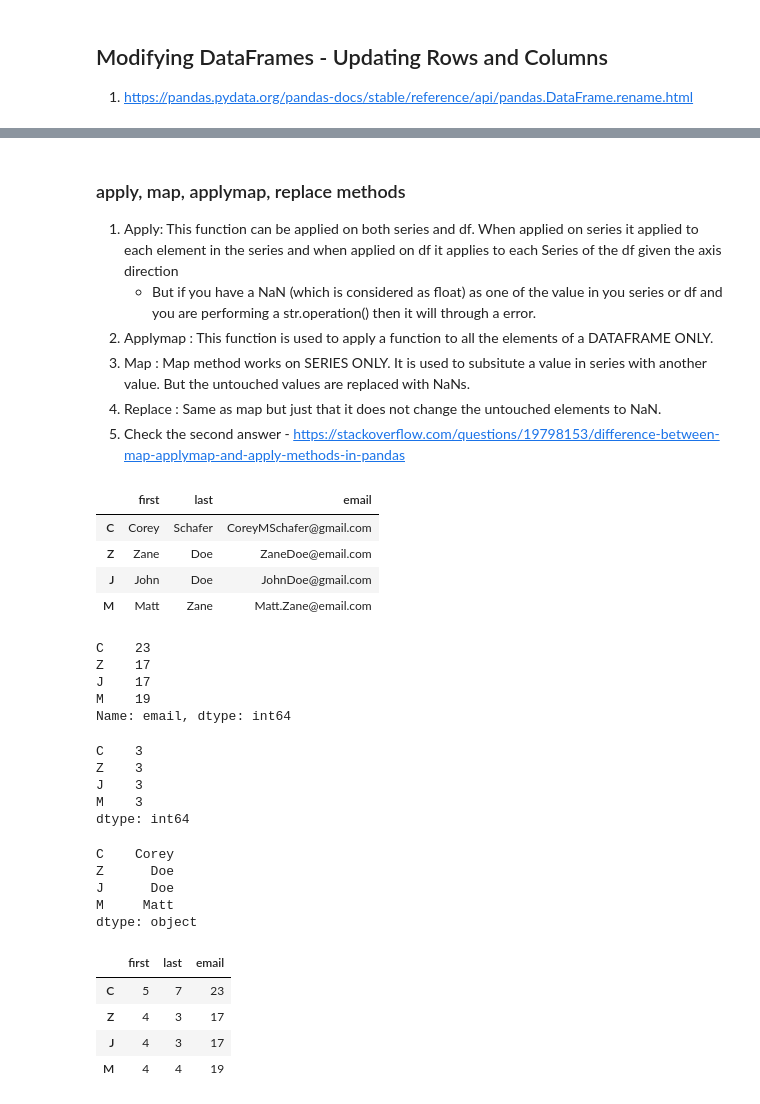
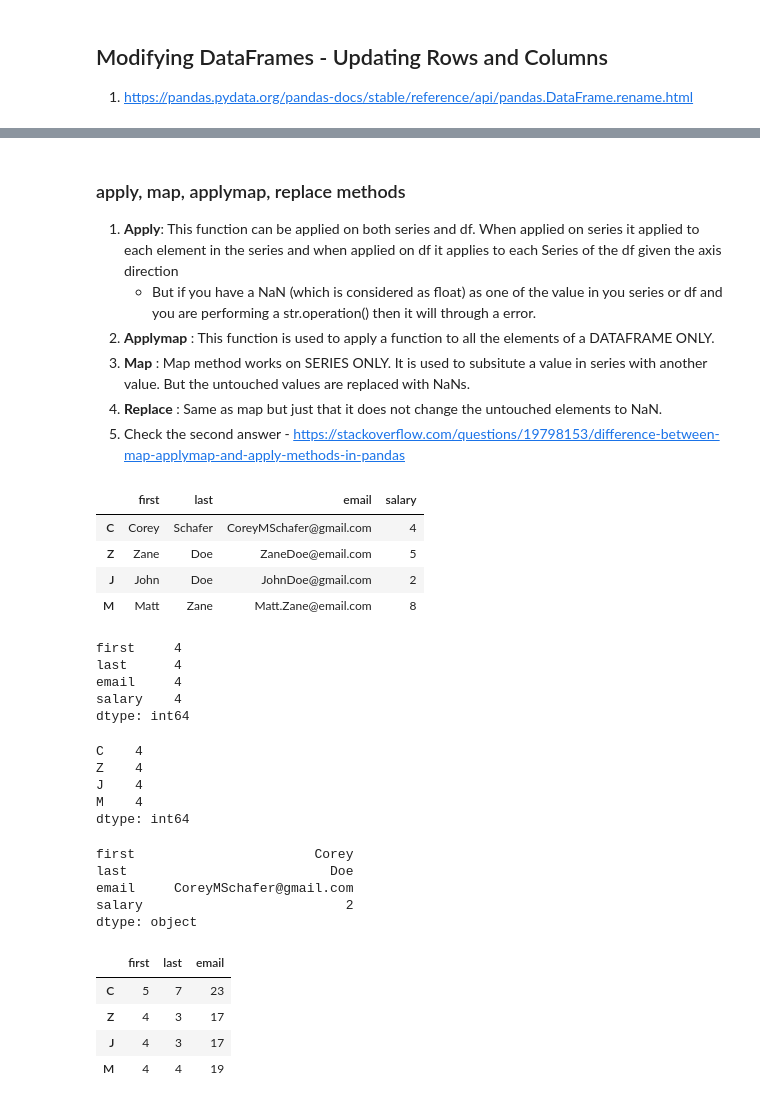
Before and after one commit to VeenaKGit/Knowledge, a Jupyter notebook: Pandas and Numpy.ipynb, the cells around one changed output, grey strips where cells are left out. Cells and saved outputs as stored; diff of their text form; code cells hidden in the pictures.

```diff
--- a/Pandas and Numpy.ipynb
+++ b/Pandas and Numpy.ipynb
@@ -887,25 +941,26 @@ df1
 # %% [markdown]
 ### apply, map, applymap, replace methods
-1. Apply: This function can be applied on both series and df. When applied on series it applied to each element in the series and when applied on df it applies to each Series of the df given the axis direction
+1. __Apply__: This function can be applied on both series and df. When applied on series it applied to each element in the series and when applied on df it applies to each Series of the df given the axis direction
     * But if you have a NaN (which is considered as float)  as one of the value in you series or df  and you are performing a str.operation() then it will through a error.
-2. Applymap : This function is used to apply a function to all the elements of a DATAFRAME ONLY.
-3. Map : Map method works on SERIES ONLY. It is used to subsitute a value in series with another value. But the untouched values are replaced with NaNs.
-4. Replace : Same as map but just that it does not change the untouched elements to NaN.
+2. __Applymap__ : This function is used to apply a function to all the elements of a DATAFRAME ONLY.
+3. __Map__ : Map method works on SERIES ONLY. It is used to subsitute a value in series with another value. But the untouched values are replaced with NaNs.
+4. __Replace__ : Same as map but just that it does not change the untouched elements to NaN.
 5. Check the second answer - https://stackoverflow.com/questions/19798153/difference-between-map-applymap-and-apply-methods-in-pandas
 # %%
 people = {
     "first": ["Corey", 'Zane', 'John', 'Matt'],
     "last": ["Schafer", 'Doe', 'Doe', 'Zane'],
-    "email": ["CoreyMSchafer@gmail.com", 'ZaneDoe@email.com', 'JohnDoe@gmail.com', 'Matt.Zane@email.com']
+    "email": ["CoreyMSchafer@gmail.com", 'ZaneDoe@email.com', 'JohnDoe@gmail.com', 'Matt.Zane@email.com'],
+    "salary": [4,5,2,8]
 }
 df1 = pd.DataFrame(people, index=list('CZJM'))
 df1
 # %% [output]
-|  | first | last | email |
-| C | Corey | Schafer | CoreyMSchafer@gmail.com |
-| Z | Zane | Doe | ZaneDoe@email.com |
-| J | John | Doe | JohnDoe@gmail.com |
-| M | Matt | Zane | Matt.Zane@email.com |
+|  | first | last | email | salary |
+| C | Corey | Schafer | CoreyMSchafer@gmail.com | 4 |
+| Z | Zane | Doe | ZaneDoe@email.com | 5 |
+| J | John | Doe | JohnDoe@gmail.com | 2 |
+| M | Matt | Zane | Matt.Zane@email.com | 8 |
 # %%
 def len_email(email):
     return len(email)
@@ -913,27 +968,31 @@ def len_email(email):
 # on series
 df1['email'].apply(len) # same as below code
 df1['email'].apply(len_email) # use a lambda function instead
+# df1['email'].map(len) # same as above
 # %% [output]
-C    23
-Z    17
-J    17
-M    19
-Name: email, dtype: int64
+first     4
+last      4
+email     4
+salary    4
+dtype: int64
 # %%
 # on DataFrame
+df1.apply(len) # default is rows
 df1.apply(len, axis='columns')
 # %% [output]
-C    3
-Z    3
-J    3
-M    3
+C    4
+Z    4
+J    4
+M    4
 dtype: int64
 # %%
 # get the min of each row in df
-df1.apply(pd.Series.min, axis='columns') # this min is better seen with interger function
+# df1.apply(pd.Series.min, axis='columns') # this will through a error for 'columns' as both int and string are in same rows
+# if it was only str or only int it will work
+df1.apply(min, axis='rows')
 # %% [output]
-C    Corey
-Z      Doe
-J      Doe
-M     Matt
+first                       Corey
+last                          Doe
+email     CoreyMSchafer@gmail.com
+salary                          2
 dtype: object
```
Also changed, not shown: parts of 171 cells of this notebook.
